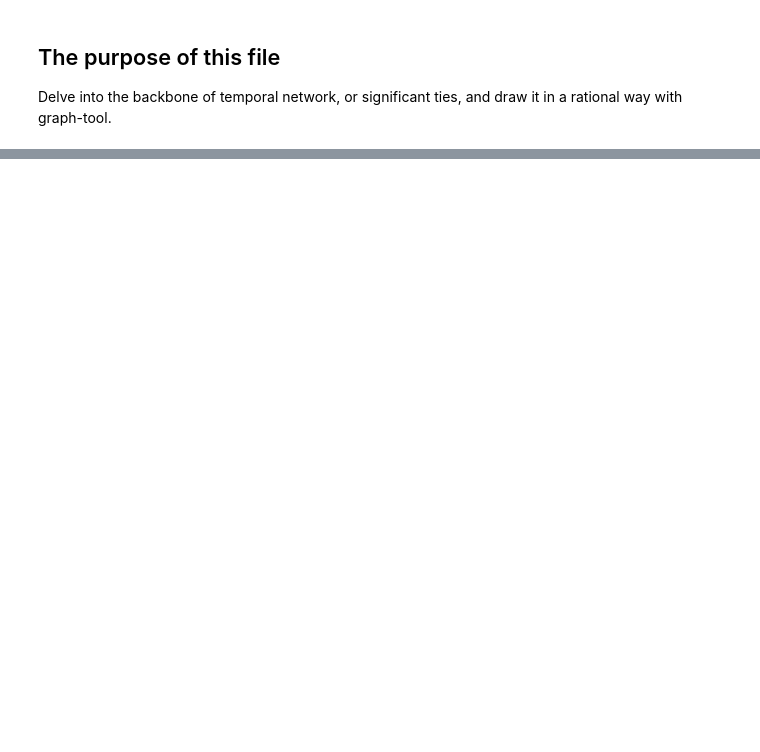
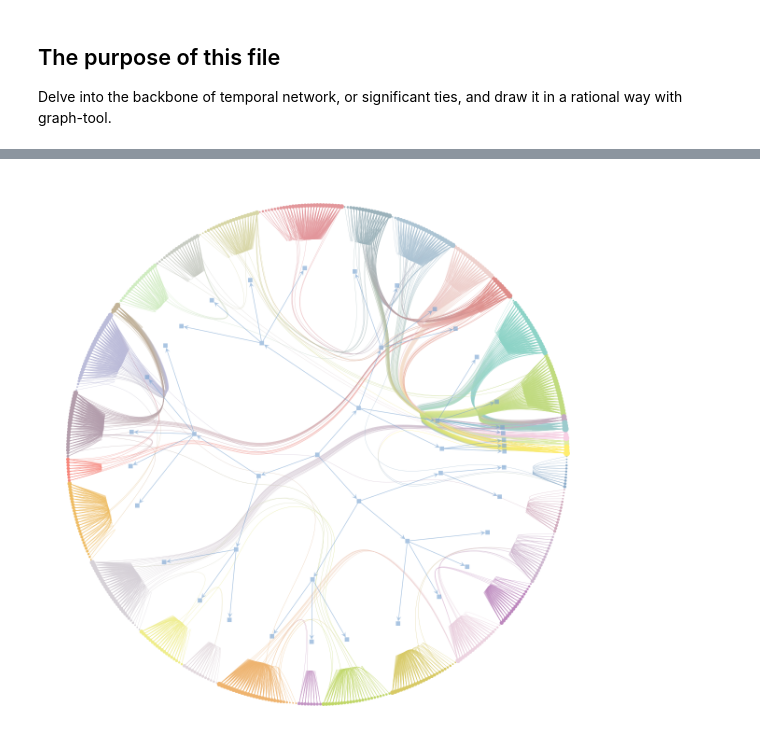
Before and after one commit to Nagayu71/Instagram-Trend-Analysis, a Jupyter notebook: notebooks/coordinate/8_investigate_backbone_gt.ipynb, the cells around one changed output, grey strips where cells are left out. Saved outputs shown, nothing was run; the diff lists cells and outputs as text; code cells hidden in the pictures; blank space fills up the shorter version.

```diff
--- a/notebooks/coordinate/8_investigate_backbone_gt.ipynb
+++ b/notebooks/coordinate/8_investigate_backbone_gt.ipynb
@@ -56,4 +59,4 @@ nested.draw(output=fname5);
 # %%
-print(fname6)
-state.draw(output_size=(1000,700), vertex_size=7, output=fname6);
-#state.draw(output_size=(1000,800), vertex_size=7);
+nested.draw();
+# %% [output]
+[figure, added]
```
Also changed, not shown: parts of 13 cells of this notebook, 14 other files.
